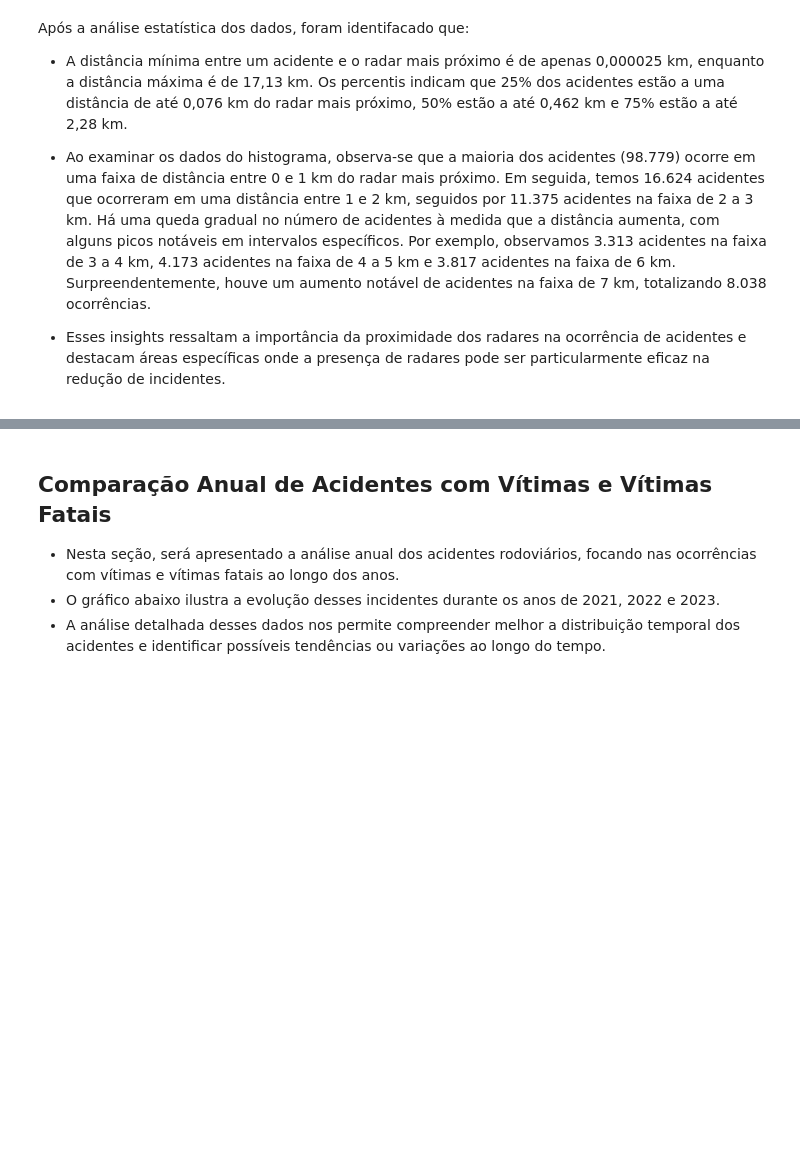
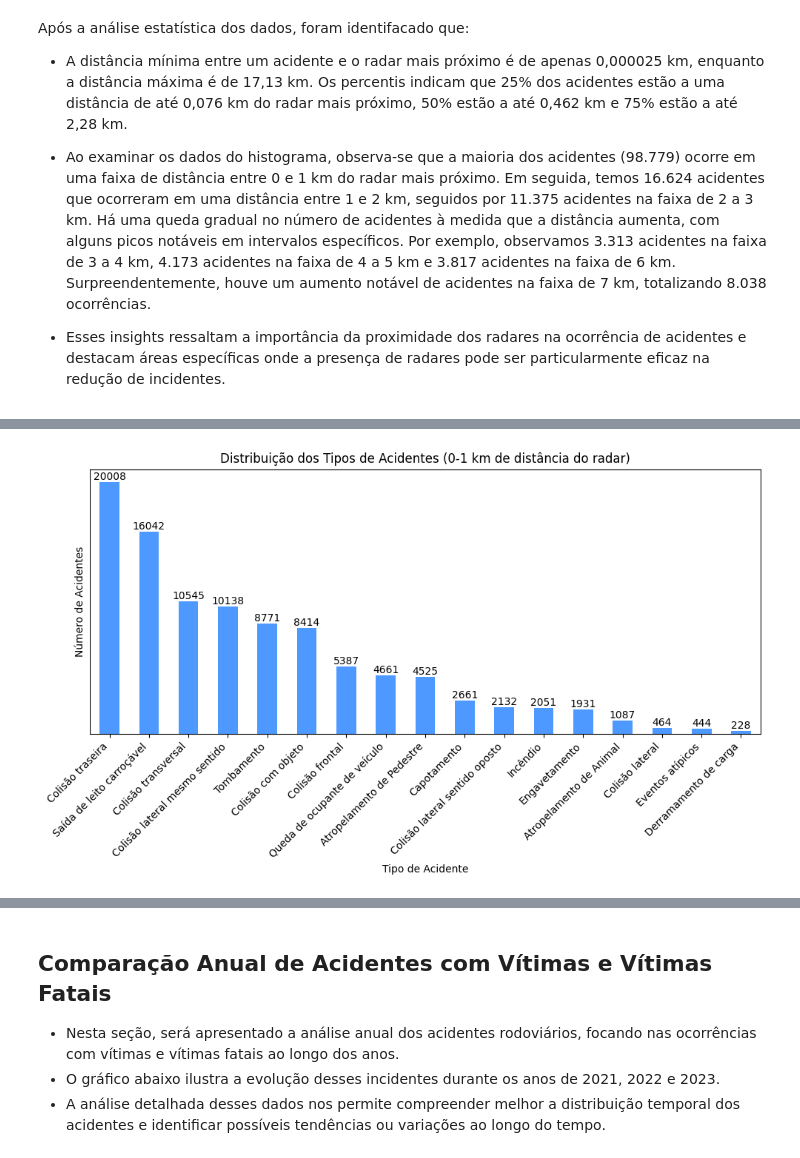
Before and after one commit to Suelymessias/Projeto_Analise_PRF, a Jupyter notebook: Projeto_Analise_PRF.ipynb, the cells around one changed output, grey strips where cells are left out. Saved outputs shown, nothing was run; the diff lists cells and outputs as text; code cells hidden in the pictures; blank space fills up the shorter version.

```diff
--- a/Projeto_Analise_PRF.ipynb
+++ b/Projeto_Analise_PRF.ipynb
@@ -824,0 +834,29 @@ Após a análise estatística dos dados, foram identifacado que:
+# %%
+# Filtrando os dados para a faixa de proximidade de 0 a 1 km
+df_faixa_0_1_km = df_prf01[(df_prf01['distancia_radar_km'] >= 0) & (df_prf01['distancia_radar_km'] <= 1)]
+
+# Contando a ocorrência de cada tipo de acidente
+tipos_acidente = df_faixa_0_1_km['tipo_acidente'].value_counts()
+
+# Criando o gráfico de barras
+plt.figure(figsize=(10, 6))
+tipos_acidente.plot(kind='bar', color='#4D99FF')
+
+# Adicionando rótulos e título ao gráfico
+plt.xlabel('Tipo de Acidente')
+plt.ylabel('Número de Acidentes')
+plt.title('Distribuição dos Tipos de Acidentes (0-1 km de distância do radar)')
+
+# Removendo a numeração do eixo y
+plt.yticks([])
+
+## Adicionando os valores em cima de cada barra
+for index, value in enumerate(tipos_acidente):
+    plt.text(index, value, str(value), ha='center', va='bottom')
+
+# Exibindo o gráfico
+plt.xticks(rotation=45, ha='right')
+plt.tight_layout()
+plt.show()
+# %% [output]
+[figure, added]
```
Also changed, not shown: parts of 12 cells of this notebook.
